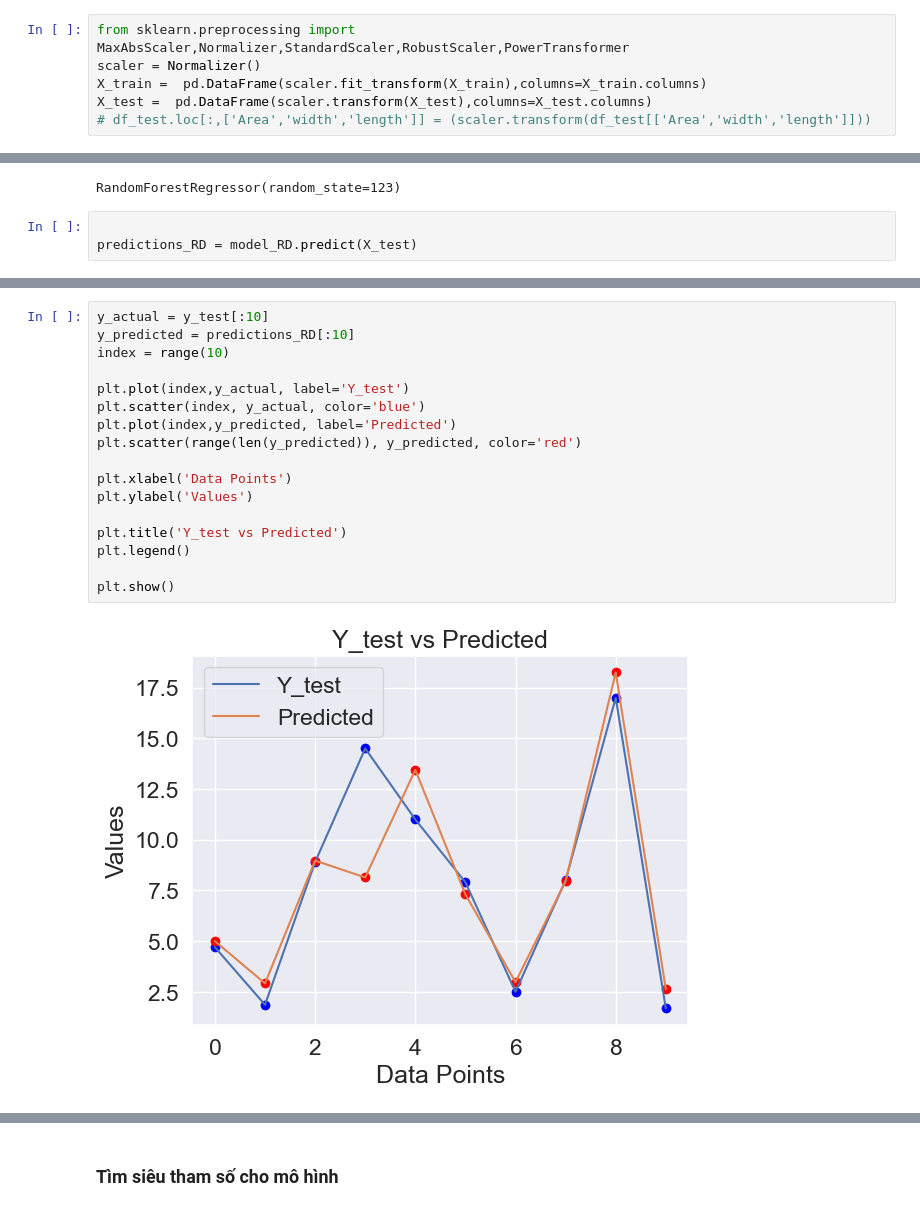
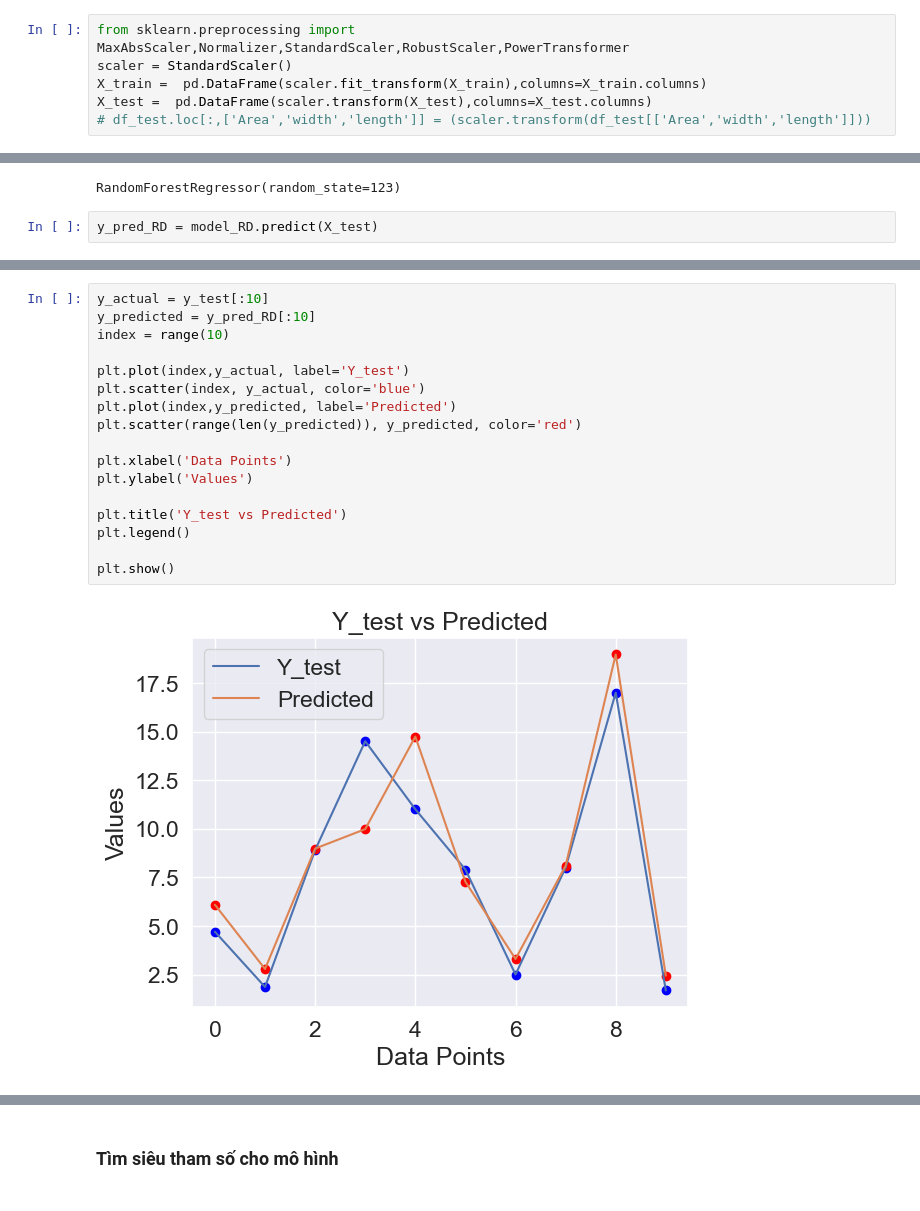
Before and after one commit to Truongquangkhang/Real_estate_in_DaNang, a Jupyter notebook: Khang/Feature_engineering.ipynb, the cells around one changed output, grey strips where cells are left out. Drawn from its saved outputs; the diff is of its cells as text.

```diff
--- a/Khang/Feature_engineering.ipynb
+++ b/Khang/Feature_engineering.ipynb
@@ -665,7 +685,7 @@ y_test: (2923,)
 Chuẩn hóa các trường Area, width, length với chuẩn hóa Normalizer
 # %%
 from sklearn.preprocessing import MaxAbsScaler,Normalizer,StandardScaler,RobustScaler,PowerTransformer
-scaler = Normalizer()
+scaler = StandardScaler()
 X_train =  pd.DataFrame(scaler.fit_transform(X_train),columns=X_train.columns)
 X_test =  pd.DataFrame(scaler.transform(X_test),columns=X_test.columns)
 # df_test.loc[:,['Area','width','length']] = (scaler.transform(df_test[['Area','width','length']]))
@@ -889,5 +884,4 @@ model_RD.fit(X_train,y_train)
 # %% [output]
 RandomForestRegressor(random_state=123)
 # %%
-
-predictions_RD = model_RD.predict(X_test)
+y_pred_RD = model_RD.predict(X_test)
@@ -894,21 +899,21 @@ predictions_RD = model_RD.predict(X_test)
 # %%
 y_actual = y_test[:10]
-y_predicted = predictions_RD[:10]
+y_predicted = y_pred_RD[:10]
 index = range(10)
 
 plt.plot(index,y_actual, label='Y_test')
 plt.scatter(index, y_actual, color='blue')
 plt.plot(index,y_predicted, label='Predicted')
 plt.scatter(range(len(y_predicted)), y_predicted, color='red')
 
 plt.xlabel('Data Points')
 plt.ylabel('Values')
 
 plt.title('Y_test vs Predicted')
 plt.legend()
 
 plt.show()
 # %% [output]
-[figure, old version]
+[figure, new version]
 # %%
 from sklearn.model_selection import cross_val_score
```
Also changed, not shown: parts of 86 cells of this notebook.
